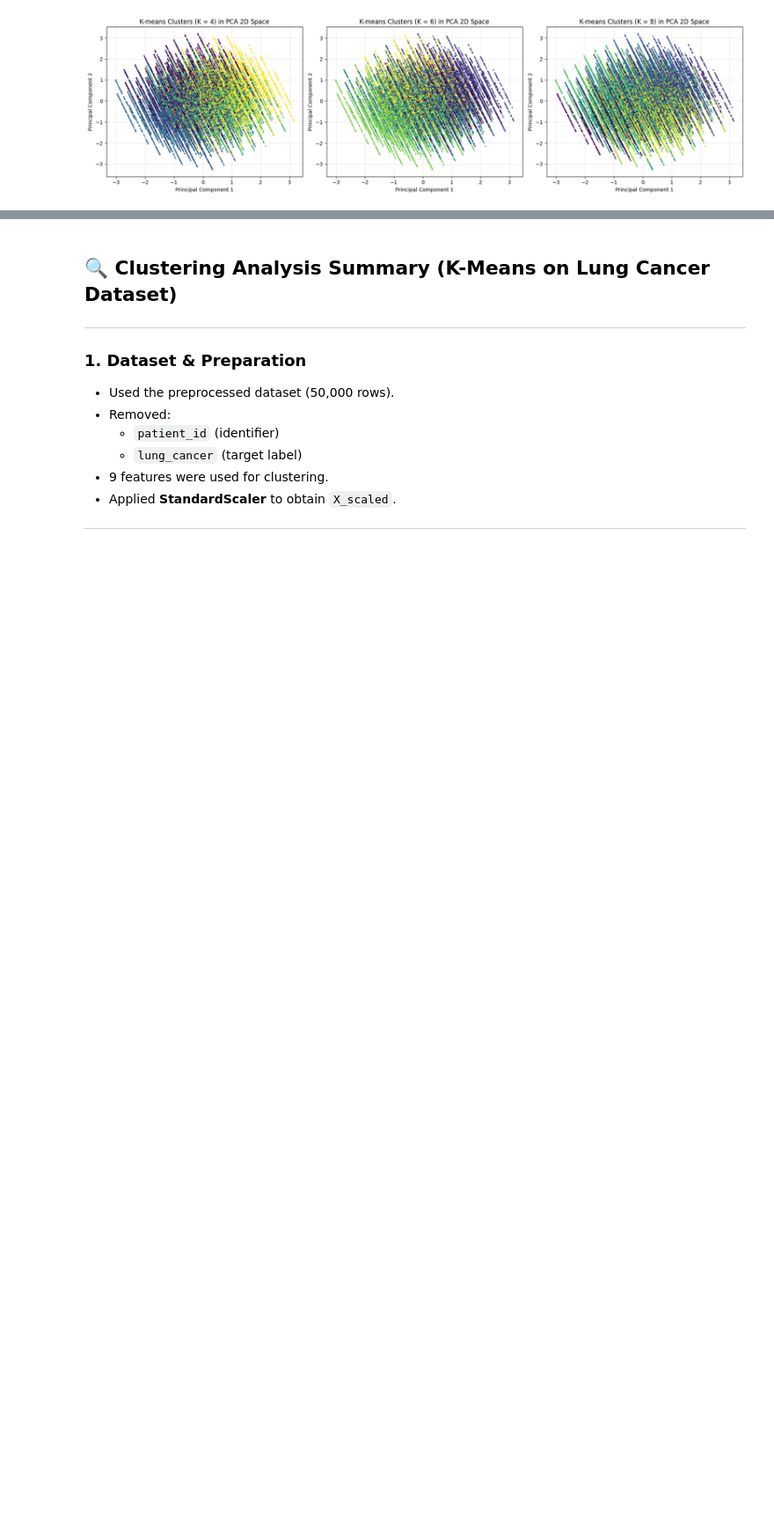
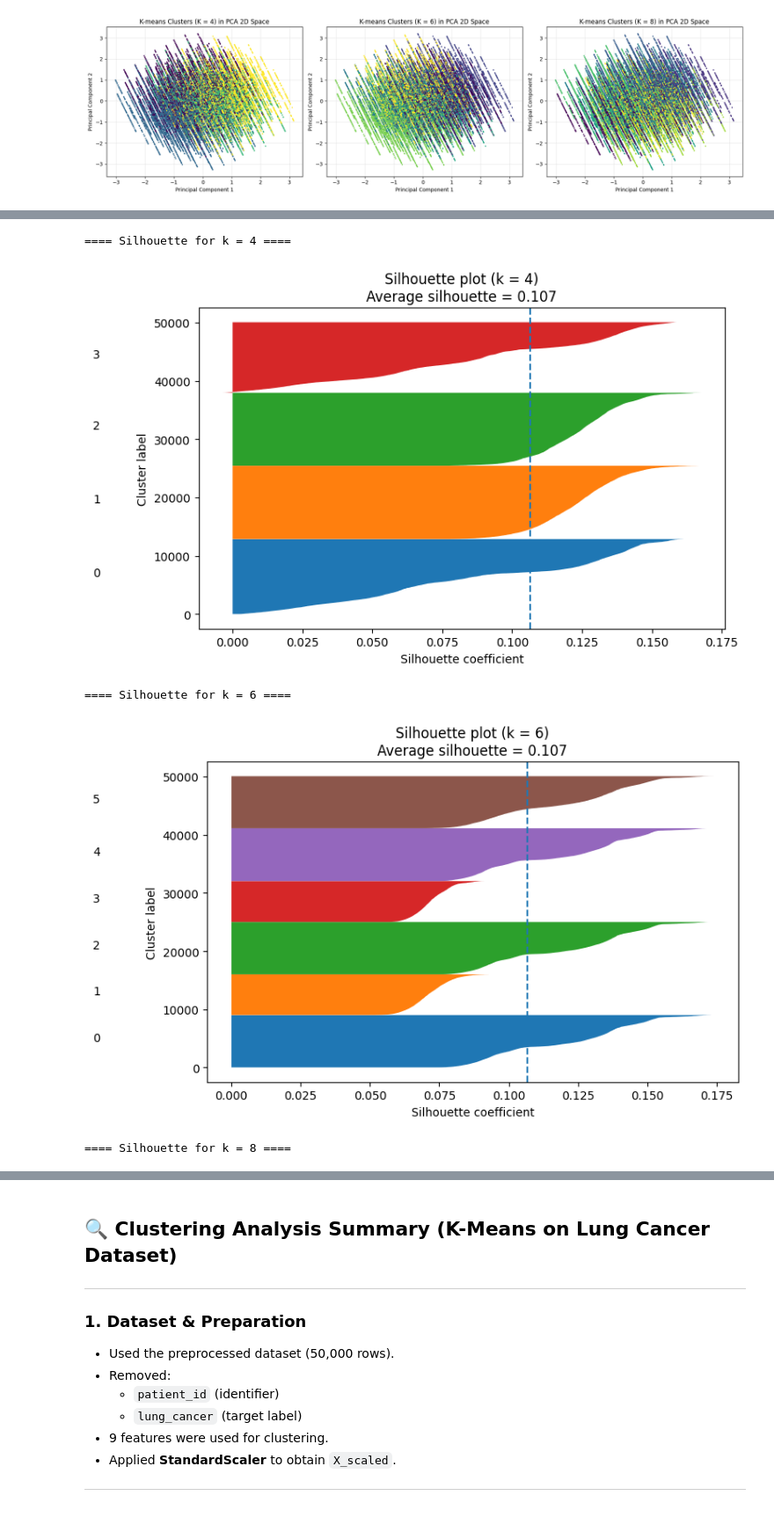
Before and after one commit to Alanoudhud/DataMining-Project, a Jupyter notebook: Reports/Phase3.ipynb, the cells around one changed output, grey strips where cells are left out. Shown at 88% size. Saved outputs shown, nothing was run; the diff lists cells and outputs as text; code cells hidden in the pictures; blank space fills up the shorter version.

```diff
--- a/Reports/Phase3.ipynb
+++ b/Reports/Phase3.ipynb
@@ -497,0 +557,10 @@ plt.show()
+# %%
+for k in [4, 6, 8]:
+    print(f"==== Silhouette for k = {k} ====")
+    _ = plot_silhouette(X_scaled, n_clusters=k)
+# %% [output]
+==== Silhouette for k = 4 ====
+[figure, added]
+==== Silhouette for k = 6 ====
+[figure, added]
+==== Silhouette for k = 8 ====
```
Also changed, not shown: parts of 7 cells of this notebook.
